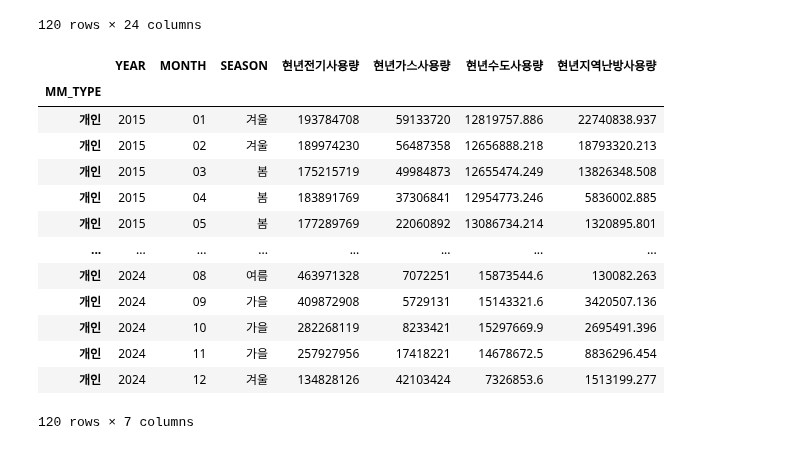
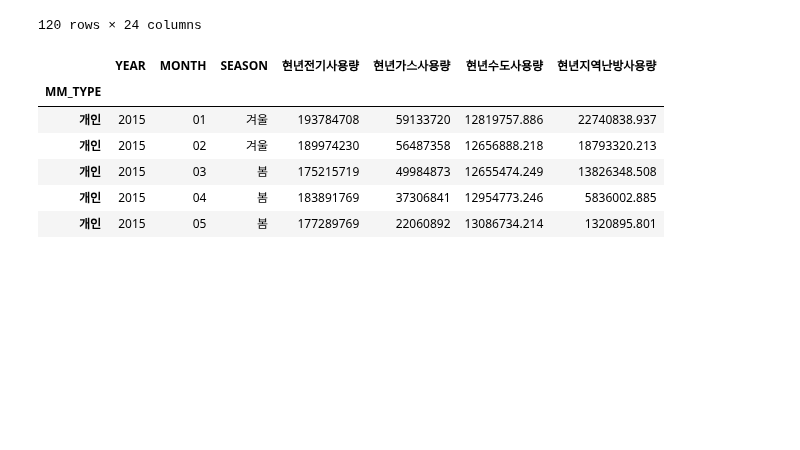
Before and after one commit to akatwinkle/bab_bab, a Jupyter notebook: 과제.ipynb, the cells around one changed output. Cells and saved outputs as stored; diff of their text form; code cells hidden in the pictures; blank space fills up the shorter version.

```diff
--- a/과제.ipynb
+++ b/과제.ipynb
@@ -111,38 +111,31 @@ memory usage: 23.6+ KB
 # %%
 import numpy as np
 
 def get_season(MON):
     if MON in ['03', '04', '05']:
         return '봄'
     elif MON in ['06', '07', '08']:
         return '여름'
     elif MON in ['09', '10', '11']:
         return '가을'
     else:
         return '겨울'
 
 df['SEASON'] = df['MON'].map(get_season)
 
 selected_col = df[['YEAR','MON','EUS','GUS', 'WUS','HUS','SEASON']]
 selected_col
 
 reordered_cols = df[['YEAR','MON','SEASON','EUS','GUS', 'WUS','HUS']]
 reordered_cols
 
 df_renameds = reordered_cols.rename(columns={'MON':'MONTH','EUS':'현년전기사용량','GUS':'현년가스사용량', 'WUS':'현년수도사용량','HUS':'현년지역난방사용량'})
-df_renameds
+df_renameds.head()
 # %% [output]
 |  | YEAR | MONTH | SEASON | 현년전기사용량 | 현년가스사용량 | 현년수도사용량 | 현년지역난방사용량 |
 | MM_TYPE |  |  |  |  |  |  |  |
 | 개인 | 2015 | 01 | 겨울 | 193784708 | 59133720 | 12819757.886 | 22740838.937 |
 | 개인 | 2015 | 02 | 겨울 | 189974230 | 56487358 | 12656888.218 | 18793320.213 |
 | 개인 | 2015 | 03 | 봄 | 175215719 | 49984873 | 12655474.249 | 13826348.508 |
 | 개인 | 2015 | 04 | 봄 | 183891769 | 37306841 | 12954773.246 | 5836002.885 |
 | 개인 | 2015 | 05 | 봄 | 177289769 | 22060892 | 13086734.214 | 1320895.801 |
-| ... | ... | ... | ... | ... | ... | ... | ... |
-| 개인 | 2024 | 08 | 여름 | 463971328 | 7072251 | 15873544.6 | 130082.263 |
-| 개인 | 2024 | 09 | 가을 | 409872908 | 5729131 | 15143321.6 | 3420507.136 |
-| 개인 | 2024 | 10 | 가을 | 282268119 | 8233421 | 15297669.9 | 2695491.396 |
-| 개인 | 2024 | 11 | 가을 | 257927956 | 17418221 | 14678672.5 | 8836296.454 |
-| 개인 | 2024 | 12 | 겨울 | 134828126 | 42103424 | 7326853.6 | 1513199.277 |
-120 rows × 7 columns
```
Also changed, not shown: parts of 3 cells of this notebook.
